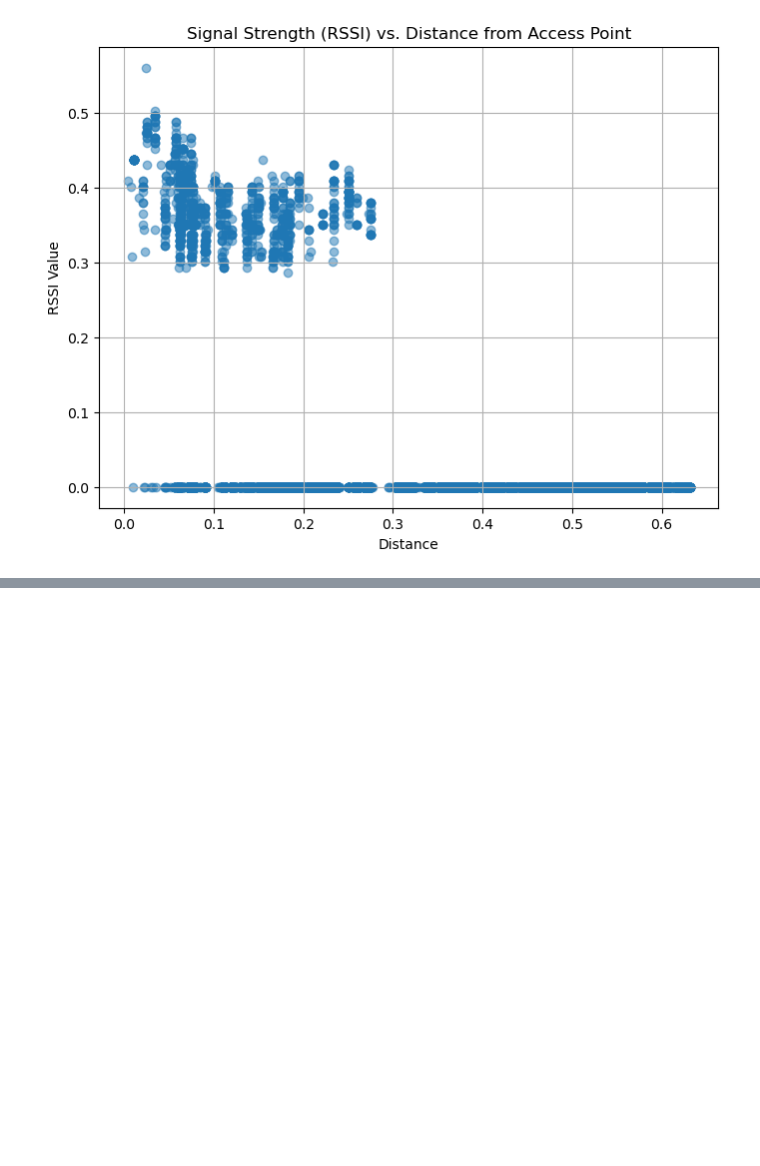
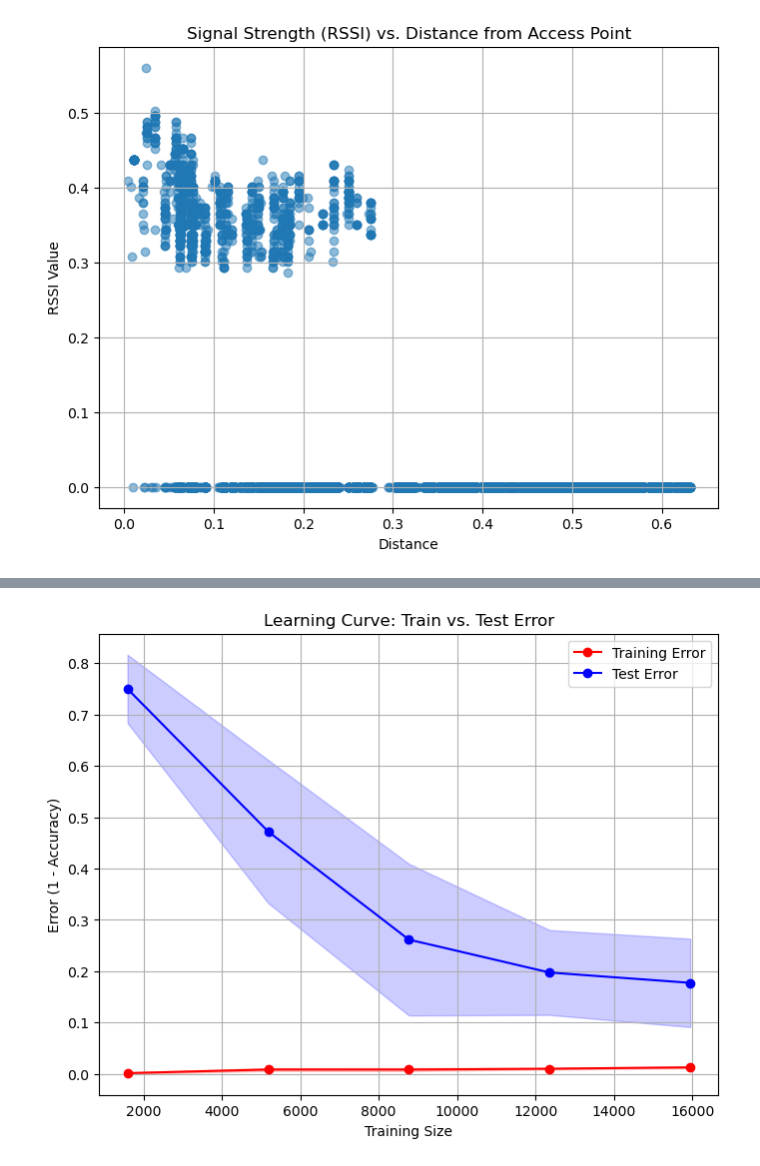
Before and after one commit to SaraAlameen82/MLProject, a Jupyter notebook: ML_project.ipynb, the cells around one changed output, grey strips where cells are left out. Drawn from its saved outputs; the diff is of its cells as text; code cells hidden in the pictures; blank space fills up the shorter version.

Commit message:
added the basic classification model (logistic regression)

```diff
--- a/ML_project.ipynb
+++ b/ML_project.ipynb
@@ -413,0 +463,20 @@ plt.show()
+# %%
+# Define features (WiFi signal strengths)
+X_train = train_df.iloc[:, :-5]
+X_test = test_df.iloc[:, :-5]
+
+# Define target variable (e.g., BUILDINGID or FLOOR)
+y_train = train_df["FLOOR"]
+y_test = test_df["FLOOR"]
+
+# Train Logistic Regression
+log_reg = LogisticRegression(max_iter=1000)
+log_reg.fit(X_train, y_train)
+
+# Predictions
+y_pred_log = log_reg.predict(X_test)
+
+# Evaluation
+print("Logistic Regression Accuracy:", accuracy_score(y_test, y_pred_log))
+print("Confusion Matrix:\n", confusion_matrix(y_test, y_pred_log))
+print("Classification Report:\n", classification_report(y_test, y_pred_log))
@@ -413,0 +503,36 @@ plt.show()
+# %%
+import numpy as np
+import matplotlib.pyplot as plt
+from sklearn.model_selection import learning_curve
+from sklearn.linear_model import LogisticRegression
+from sklearn.metrics import accuracy_score
+
+# Define a function to plot learning curves
+def plot_learning_curve(model, X_train, y_train):
+    train_sizes = np.linspace(0.1, 1.0, 10)  # Vary training sizes from 10% to 100%
+    train_sizes, train_scores, test_scores = learning_curve(model, X_train, y_train, cv=5, scoring="accuracy", n_jobs=-1)
+
+    # Compute mean and std deviation
+    train_mean = np.mean(train_scores, axis=1)
+    train_std = np.std(train_scores, axis=1)
+    test_mean = np.mean(test_scores, axis=1)
+    test_std = np.std(test_scores, axis=1)
+
+    # Plot learning curve
+    plt.figure(figsize=(8, 6))
+    plt.plot(train_sizes, 1 - train_mean, "o-", color="red", label="Training Error")  # 1 - accuracy = error
+    plt.fill_between(train_sizes, 1 - (train_mean - train_std), 1 - (train_mean + train_std), alpha=0.2, color="red")
+
+    plt.plot(train_sizes, 1 - test_mean, "o-", color="blue", label="Test Error")
+    plt.fill_between(train_sizes, 1 - (test_mean - test_std), 1 - (test_mean + test_std), alpha=0.2, color="blue")
+
+    plt.xlabel("Training Size")
+    plt.ylabel("Error (1 - Accuracy)")
+    plt.title("Learning Curve: Train vs. Test Error")
+    plt.legend()
+    plt.grid()
+    plt.show()
+
+plot_learning_curve(log_reg, X_train, y_train)
+# %% [output]
+[figure, added]
```
Also changed, not shown: parts of 8 cells of this notebook.
